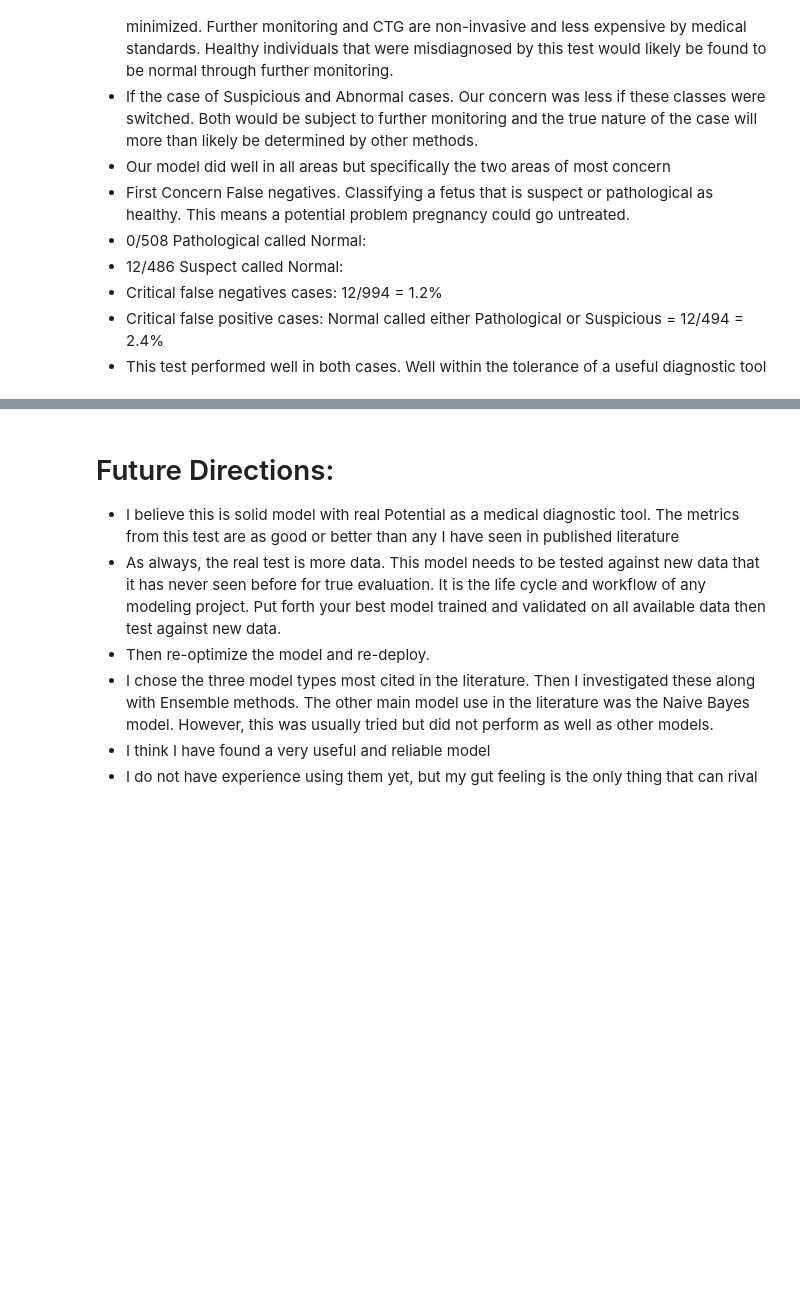
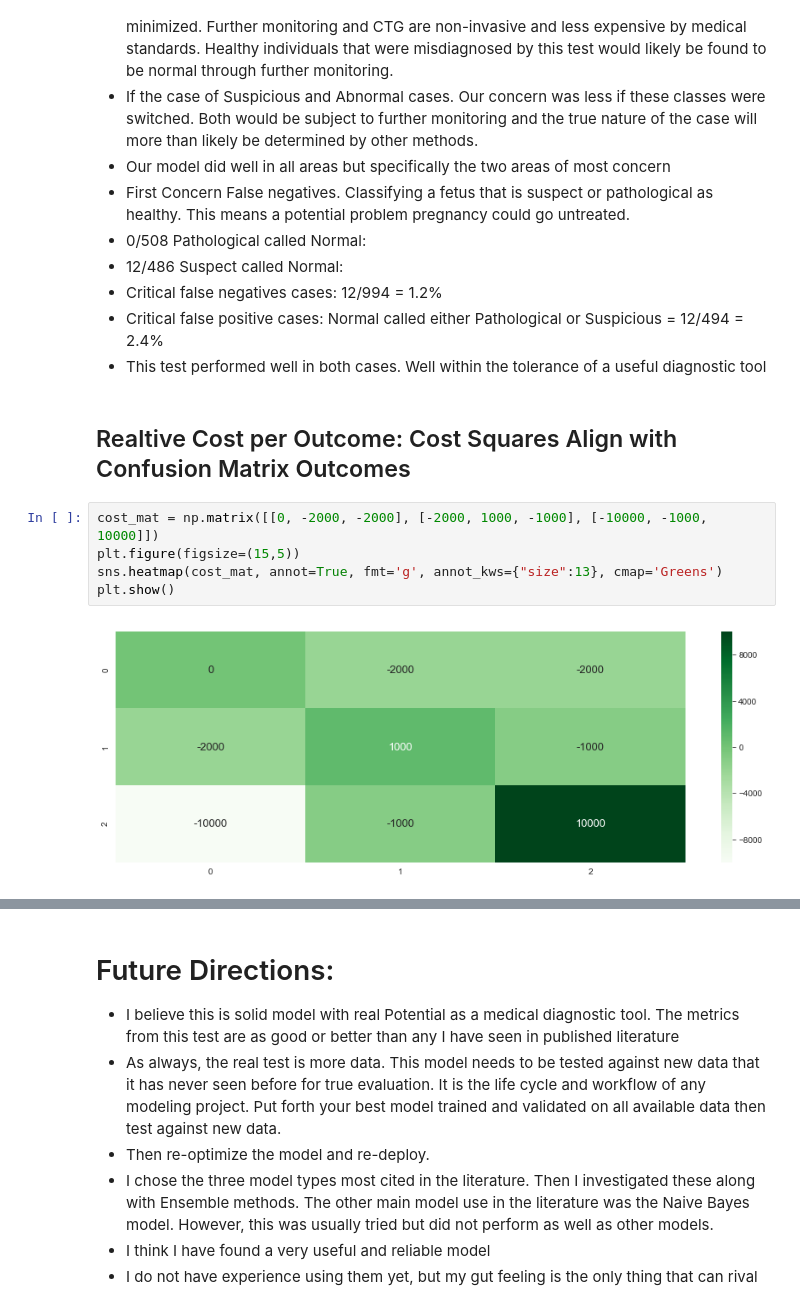
Before and after one commit to Bryan-DiCarlo/MOD-3-Final-Project, a Jupyter notebook: MOD 3 Final Project.ipynb, the cells around one changed output, grey strips where cells are left out. Saved outputs shown, nothing was run; the diff lists cells and outputs as text; blank space fills up the shorter version.

```diff
--- a/MOD 3 Final Project.ipynb
+++ b/MOD 3 Final Project.ipynb
@@ -1063,3 +1063,12 @@ cv_plots(res_a=gbt_cv_results_f, res_b=svm_cv_results_f, descr='F1')
 * Critical false negatives cases: 12/994 = 1.2%
 * Critical false positive cases: Normal called either Pathological or Suspicious = 12/494 = 2.4%
 * This test performed well in both cases. Well within the tolerance of a useful diagnostic tool
+# %% [markdown]
+## Realtive Cost per Outcome: Cost Squares Align with Confusion Matrix Outcomes
+# %%
+cost_mat = np.matrix([[0, -2000, -2000], [-2000, 1000, -1000], [-10000, -1000, 10000]])
+plt.figure(figsize=(15,5))
+sns.heatmap(cost_mat, annot=True, fmt='g', annot_kws={"size":13}, cmap='Greens')
+plt.show()
+# %% [output]
+[figure, added]
```
Also changed, not shown: parts of 5 cells of this notebook.
